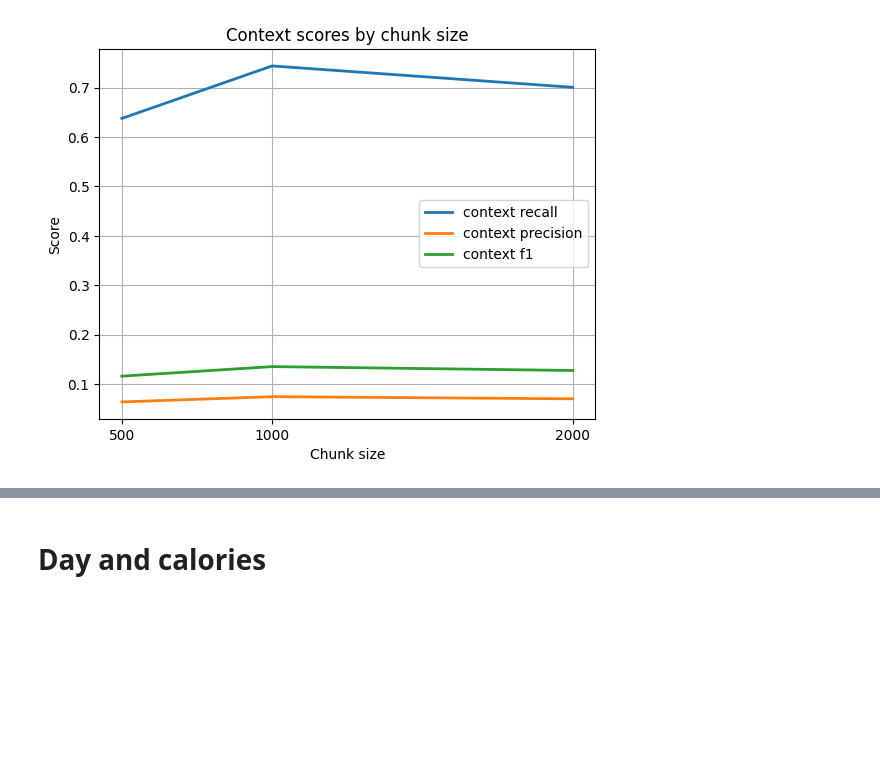
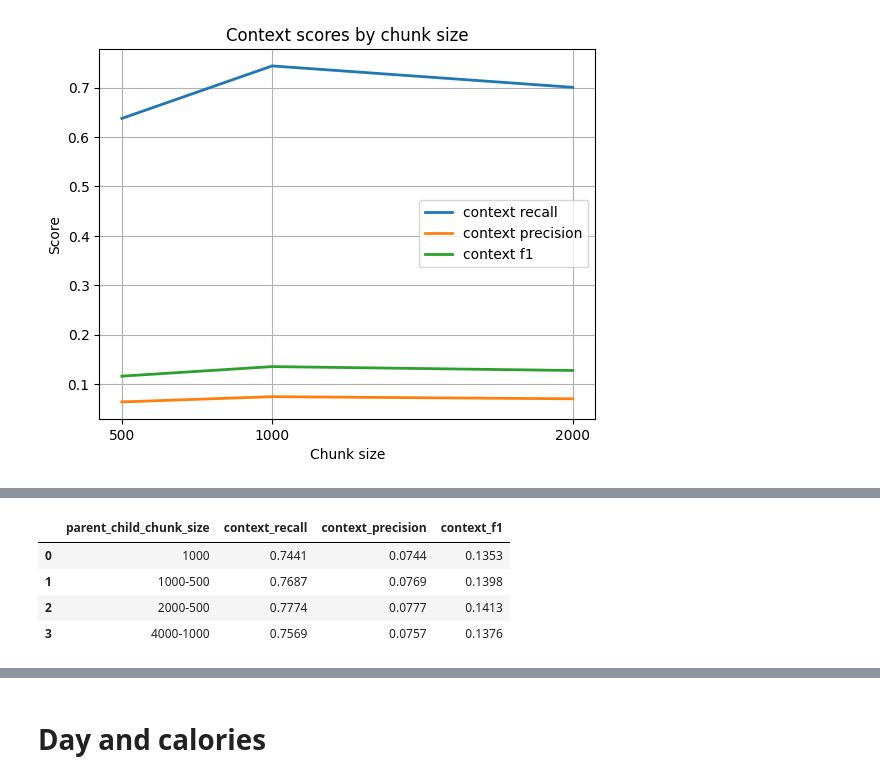
Before and after one commit to tam159/generative_ai, a Jupyter notebook: llm/notebook/eda/sample_charts.ipynb, the cells around one changed output, grey strips where cells are left out. Drawn from its saved outputs; the diff is of its cells as text; code cells hidden in the pictures; blank space fills up the shorter version.

```diff
--- a/llm/notebook/eda/sample_charts.ipynb
+++ b/llm/notebook/eda/sample_charts.ipynb
@@ -267,0 +285,8 @@ plt.show()
+# %%
+df.head()
+# %% [output]
+|  | parent_child_chunk_size | context_recall | context_precision | context_f1 |
+| 0 | 1000 | 0.7441 | 0.0744 | 0.1353 |
+| 1 | 1000-500 | 0.7687 | 0.0769 | 0.1398 |
+| 2 | 2000-500 | 0.7774 | 0.0777 | 0.1413 |
+| 3 | 4000-1000 | 0.7569 | 0.0757 | 0.1376 |
```
Also changed, not shown: parts of 4 cells of this notebook, 2 other files.
